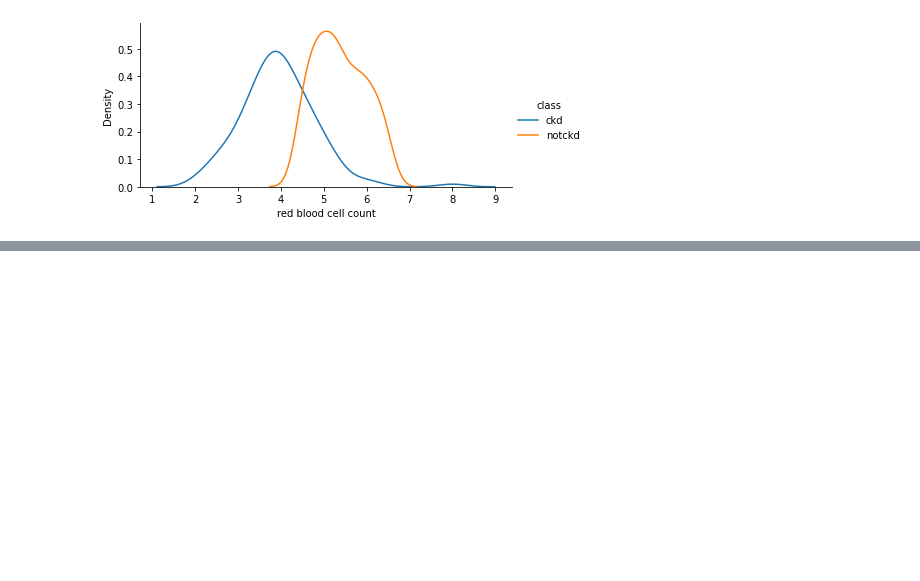
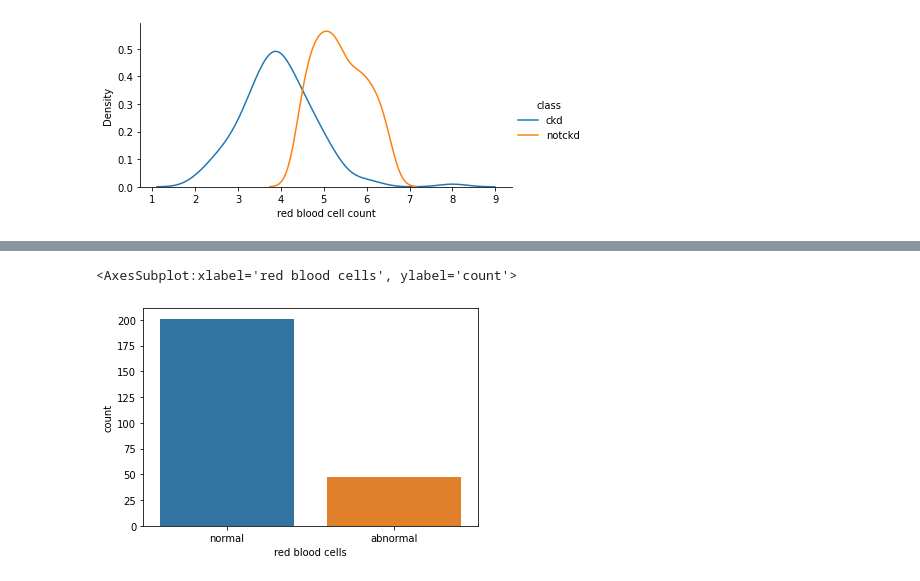
Before and after one commit to bayyaraghu/HealthCareUseCase, a Jupyter notebook: 01_Kidney_disease.ipynb, the cells around one changed output, grey strips where cells are left out. Saved outputs shown, nothing was run; the diff lists cells and outputs as text; code cells hidden in the pictures; blank space fills up the shorter version.

```diff
--- a/01_Kidney_disease.ipynb
+++ b/01_Kidney_disease.ipynb
@@ -283,0 +304,5 @@ kde_plot("red blood cell count")
+# %%
+sns.countplot(df['red blood cells'])
+# %% [output]
+<AxesSubplot:xlabel='red blood cells', ylabel='count'>
+[figure, added]
```
Also changed, not shown: parts of 19 cells of this notebook.
